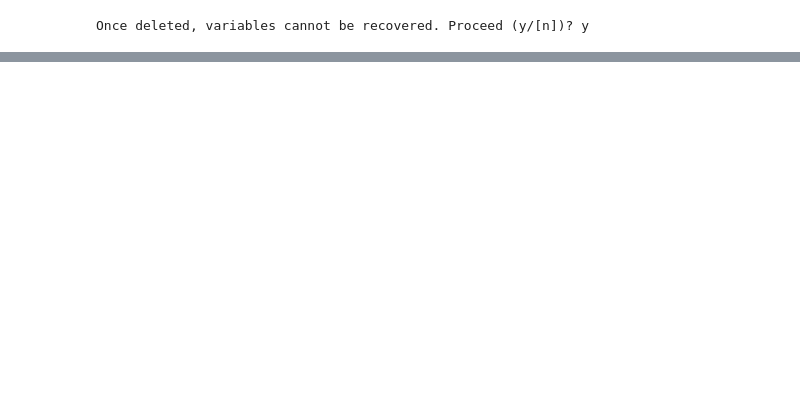
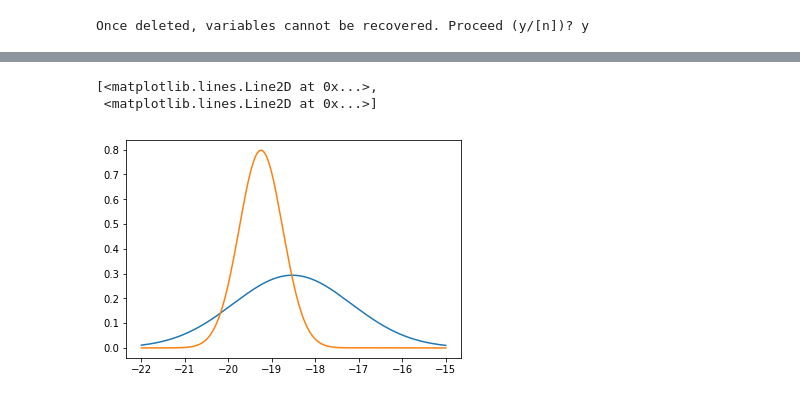
Before and after one commit to AnnaOG/1500-Work, a Jupyter notebook: Abs_Mag_Distribution.ipynb, the cells around one changed output, grey strips where cells are left out. Saved outputs shown, nothing was run; the diff lists cells and outputs as text; code cells hidden in the pictures; blank space fills up the shorter version.

```diff
--- a/Abs_Mag_Distribution.ipynb
+++ b/Abs_Mag_Distribution.ipynb
@@ -28,2 +29,8 @@ plt.plot(M,y)
+# %%
+plt.plot(M,y2,M,y)
+# %% [output]
+[<matplotlib.lines.Line2D at 0x...>,
+ <matplotlib.lines.Line2D at 0x...>]
+[figure, added]
 # %%
 s = np.random.normal(mean, std, 600)
```
Also changed, not shown: parts of 42 cells of this notebook.
